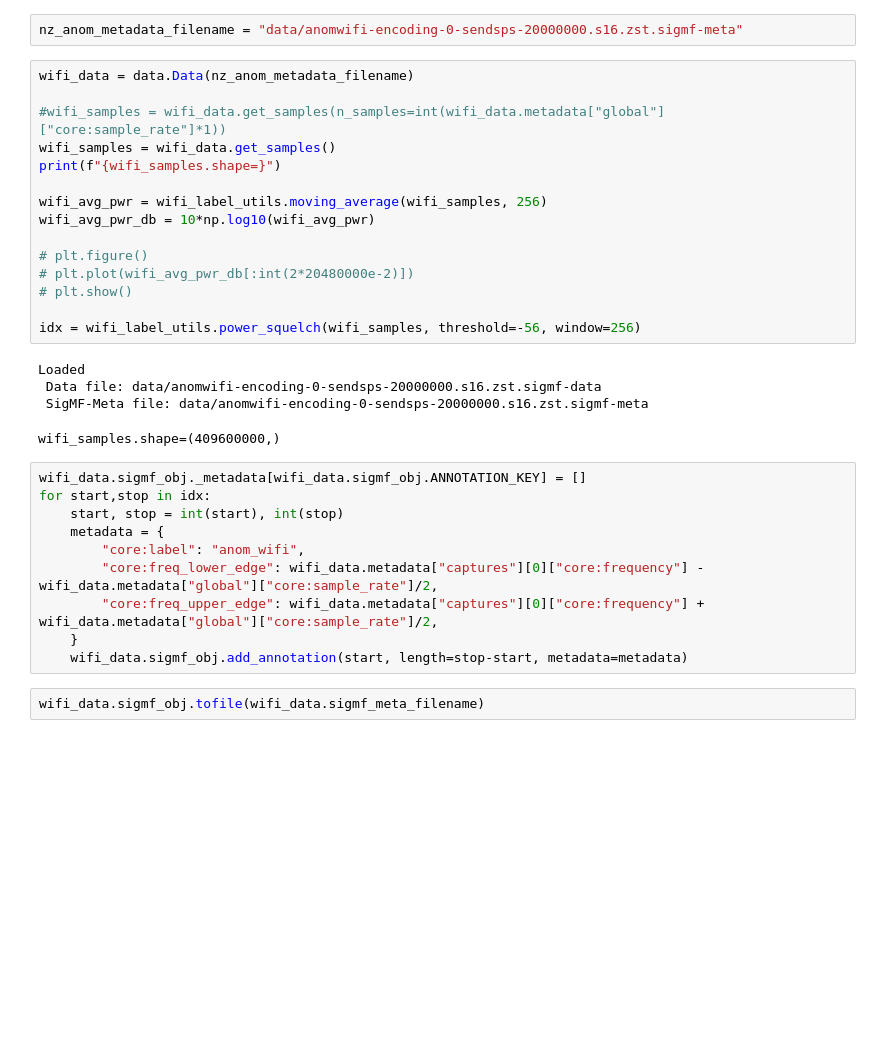
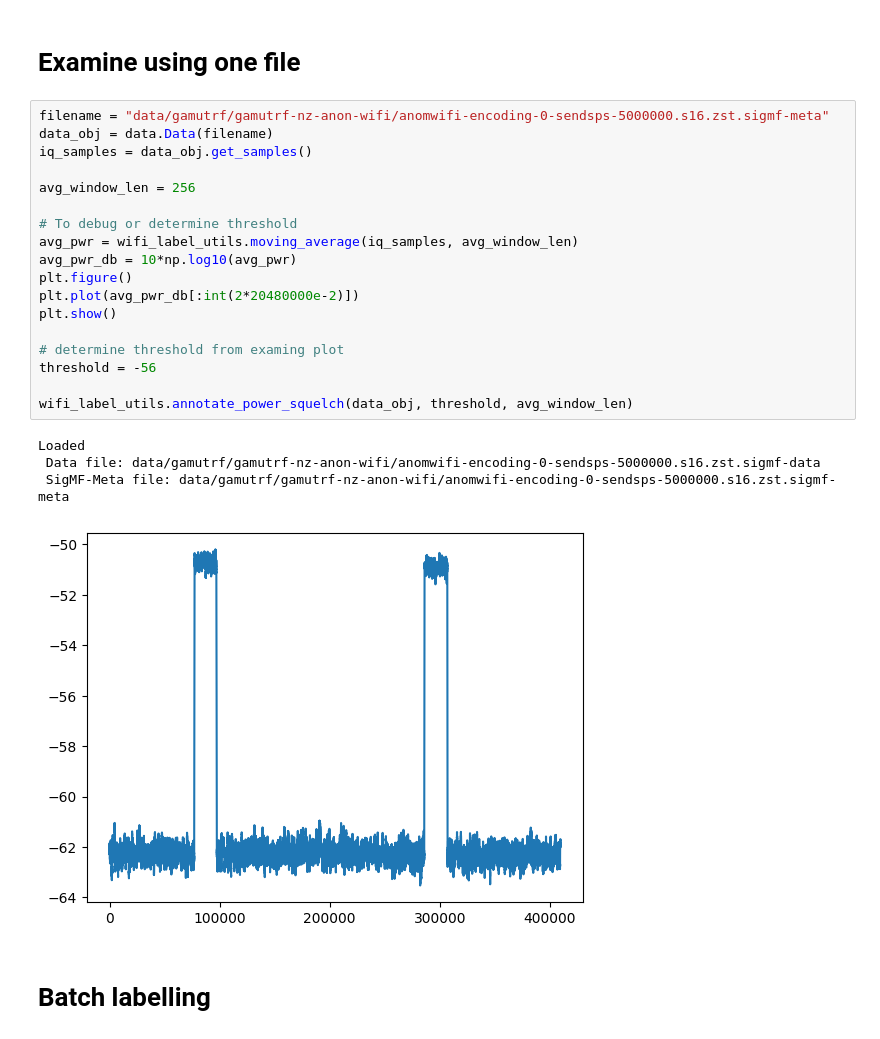
Before and after one commit to IQTLabs/rfml, a Jupyter notebook: rfml-dev/nz_anom_wifi_data.ipynb, the cells around one changed output. Drawn from its saved outputs; the diff is of its cells as text; blank space fills up the shorter version.

Commit message:
Add batch wifi labelling

```diff
--- a/rfml-dev/nz_anom_wifi_data.ipynb
+++ b/rfml-dev/nz_anom_wifi_data.ipynb
@@ -4,36 +9,29 @@ import matplotlib.pyplot as plt
 import data
 import wifi_label_utils
-# %%
-nz_anom_metadata_filename = "data/anomwifi-encoding-0-sendsps-20000000.s16.zst.sigmf-meta"
-# %%
-wifi_data = data.Data(nz_anom_metadata_filename)
-
-#wifi_samples = wifi_data.get_samples(n_samples=int(wifi_data.metadata["global"]["core:sample_rate"]*1))
-wifi_samples = wifi_data.get_samples()
-print(f"{wifi_samples.shape=}")
-
-wifi_avg_pwr = wifi_label_utils.moving_average(wifi_samples, 256)
-wifi_avg_pwr_db = 10*np.log10(wifi_avg_pwr)
-
-# plt.figure()
-# plt.plot(wifi_avg_pwr_db[:int(2*20480000e-2)])
-# plt.show()
-
-idx = wifi_label_utils.power_squelch(wifi_samples, threshold=-56, window=256)
-# %% [output]
-Loaded
- Data file: data/anomwifi-encoding-0-sendsps-20000000.s16.zst.sigmf-data
- SigMF-Meta file: data/anomwifi-encoding-0-sendsps-20000000.s16.zst.sigmf-meta
-wifi_samples.shape=(409600000,)
-# %%
-wifi_data.sigmf_obj._metadata[wifi_data.sigmf_obj.ANNOTATION_KEY] = []
-for start,stop in idx:
-    start, stop = int(start), int(stop)
-    metadata = {
-        "core:label": "anom_wifi",
-        "core:freq_lower_edge": wifi_data.metadata["captures"][0]["core:frequency"] - wifi_data.metadata["global"]["core:sample_rate"]/2,
-        "core:freq_upper_edge": wifi_data.metadata["captures"][0]["core:frequency"] + wifi_data.metadata["global"]["core:sample_rate"]/2,
-    }
-    wifi_data.sigmf_obj.add_annotation(start, length=stop-start, metadata=metadata)
-# %%
-wifi_data.sigmf_obj.tofile(wifi_data.sigmf_meta_filename)
+# %% [markdown]
+# Examine using one file
+# %%
+filename = "data/gamutrf/gamutrf-nz-anon-wifi/anomwifi-encoding-0-sendsps-5000000.s16.zst.sigmf-meta"
+data_obj = data.Data(filename)
+iq_samples = data_obj.get_samples()
+
+avg_window_len = 256
+
+# To debug or determine threshold
+avg_pwr = wifi_label_utils.moving_average(iq_samples, avg_window_len)
+avg_pwr_db = 10*np.log10(avg_pwr)
+plt.figure()
+plt.plot(avg_pwr_db[:int(2*20480000e-2)])
+plt.show()
+
+# determine threshold from examing plot
+threshold = -56
+
+wifi_label_utils.annotate_power_squelch(data_obj, threshold, avg_window_len)
+# %% [output]
+Loaded
+ Data file: data/gamutrf/gamutrf-nz-anon-wifi/anomwifi-encoding-0-sendsps-5000000.s16.zst.sigmf-data
+ SigMF-Meta file: data/gamutrf/gamutrf-nz-anon-wifi/anomwifi-encoding-0-sendsps-5000000.s16.zst.sigmf-meta
+[figure, added]
+# %% [markdown]
+# Batch labelling
```
Also changed, not shown: parts of 2 cells of this notebook, 1 other file.
